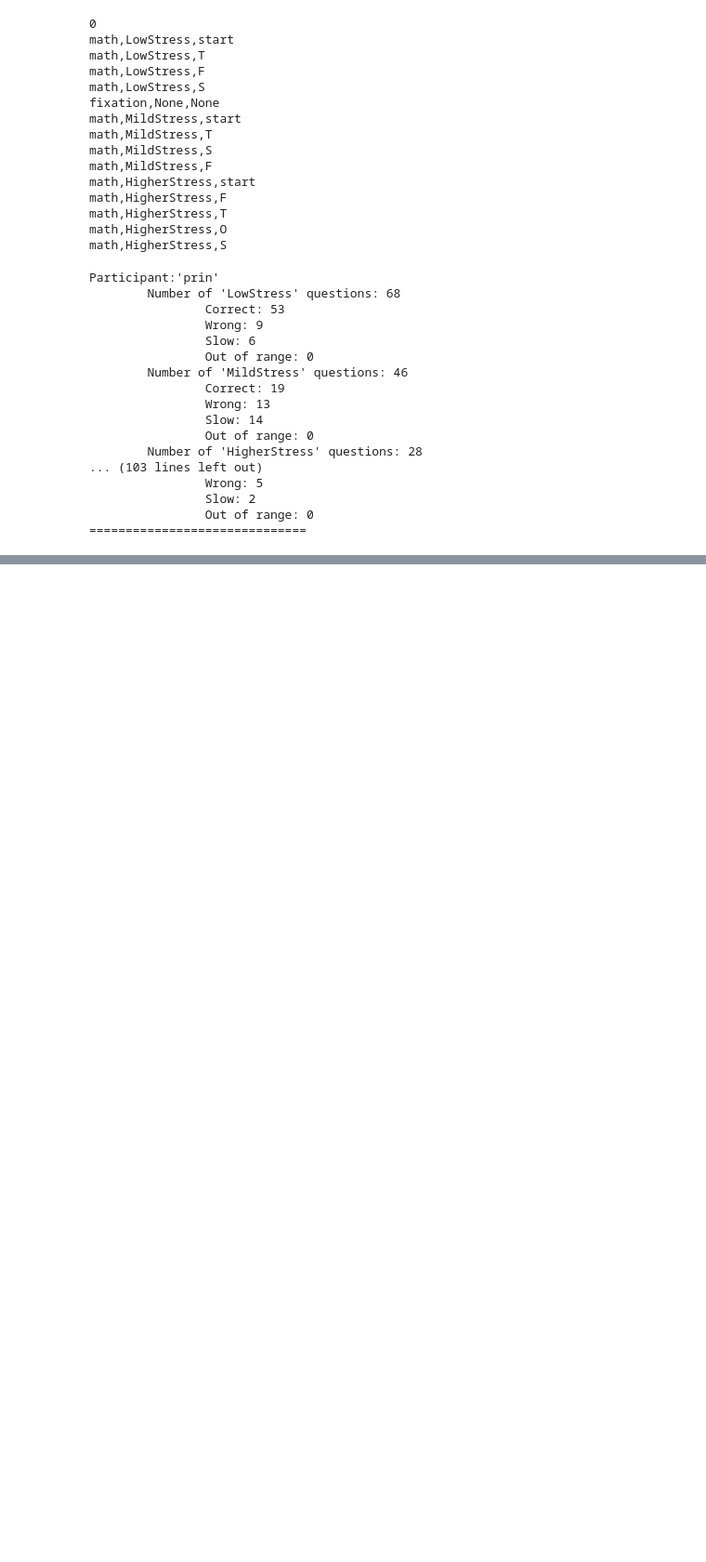
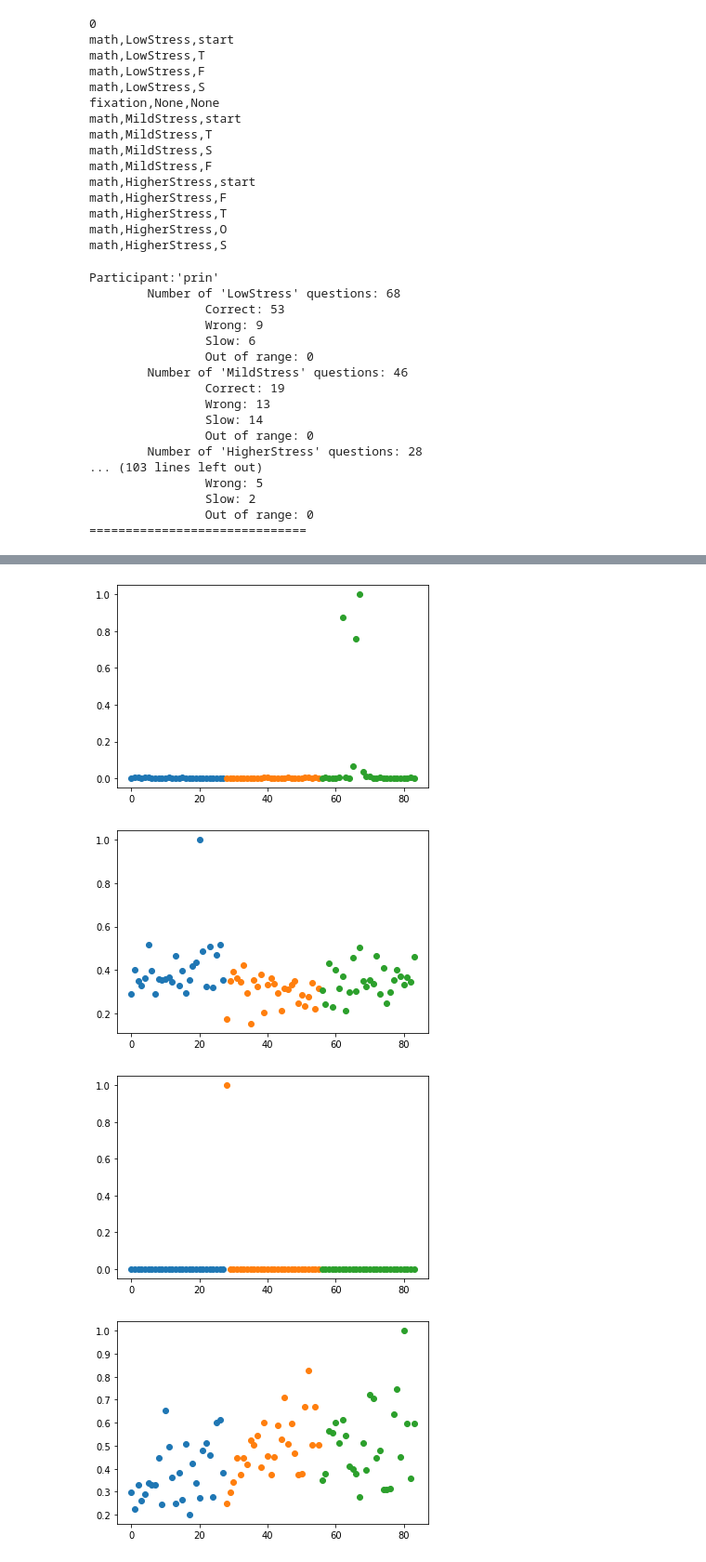
Before and after one commit to akraradets/2021JanHCI, a Jupyter notebook: 1.5-Convert/3-analyze_wt_math_all_parti.ipynb, the cells around one changed output, grey strips where cells are left out. Shown at 93% size. Cells and saved outputs as stored; diff of their text form; code cells hidden in the pictures; blank space fills up the shorter version.

```diff
--- a/1.5-Convert/3-analyze_wt_math_all_parti.ipynb
+++ b/1.5-Convert/3-analyze_wt_math_all_parti.ipynb
@@ -235,9 +261,15 @@ for index, evoked in enumerate(epochs.iter_evoked()):
 # features = np.array(features)
 # features.shape
 # %%
-from sklearn.preprocessing import normalize
-f_norm = normalize(np.array(features).reshape(-1,1), axis=0, norm='max')
-# f_norm = np.array(features).reshape(-1,1)
-plt.scatter(range(num_chunck*0,num_chunck*1),f_norm[num_chunck*0:num_chunck*1])
-plt.scatter(range(num_chunck*1,num_chunck*2),f_norm[num_chunck*1:num_chunck*2])
-plt.scatter(range(num_chunck*2,num_chunck*3),f_norm[num_chunck*2:num_chunck*3])
+for features in features_list:
+    f_norm = normalize(np.array(features).reshape(-1,1), axis=0, norm='max')
+    # f_norm = np.array(features).reshape(-1,1)
+    plt.scatter(range(num_chunck*0,num_chunck*1),f_norm[num_chunck*0:num_chunck*1])
+    plt.scatter(range(num_chunck*1,num_chunck*2),f_norm[num_chunck*1:num_chunck*2])
+    plt.scatter(range(num_chunck*2,num_chunck*3),f_norm[num_chunck*2:num_chunck*3])
+    plt.show()
+# %% [output]
+[figure, added]
+[figure, added]
+[figure, added]
+[figure, added]
```
Also changed, not shown: parts of 6 cells of this notebook, 1 other file.
